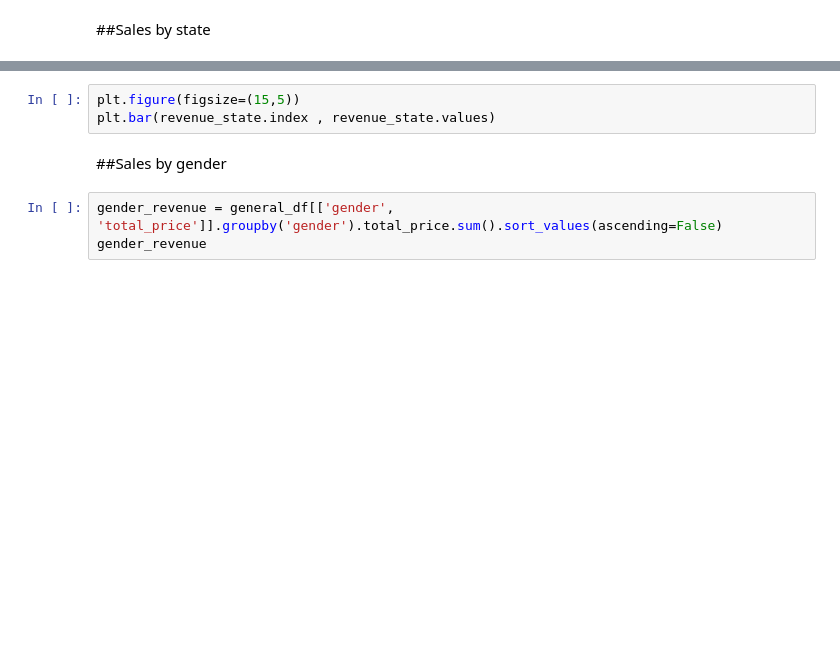
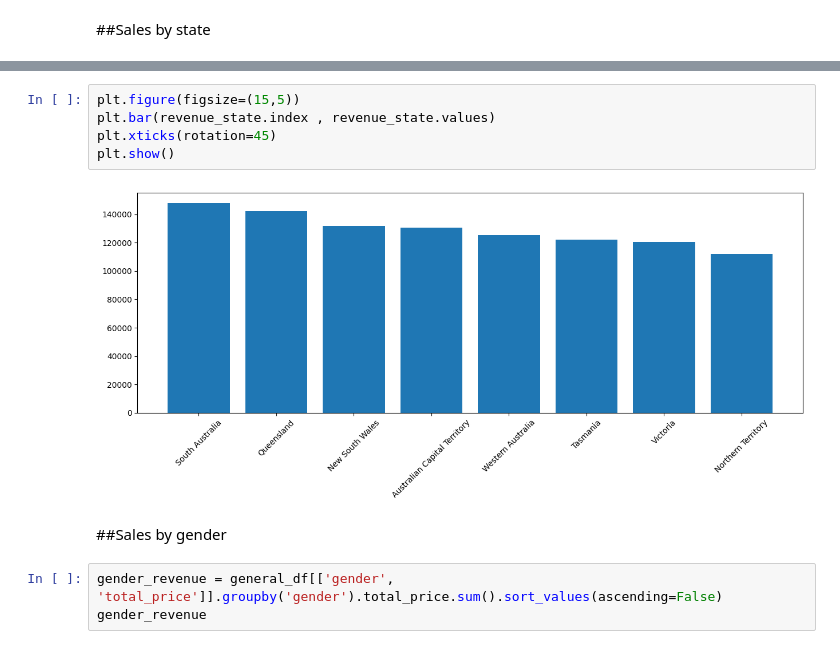
Before and after one commit to AmaroRegly/Trend_Store_Project, a Jupyter notebook: Trend_Project_Analysis.ipynb, the cells around one changed output, grey strips where cells are left out. Saved outputs shown, nothing was run; the diff lists cells and outputs as text; blank space fills up the shorter version.

```diff
--- a/Trend_Project_Analysis.ipynb
+++ b/Trend_Project_Analysis.ipynb
@@ -265,6 +400,10 @@ revenue_state
 # %%
 plt.figure(figsize=(15,5))
 plt.bar(revenue_state.index , revenue_state.values)
+plt.xticks(rotation=45)
+plt.show()
+# %% [output]
+[figure, added]
 # %% [markdown]
 ##Sales by gender
 # %%
```
Also changed, not shown: parts of 31 cells of this notebook.
